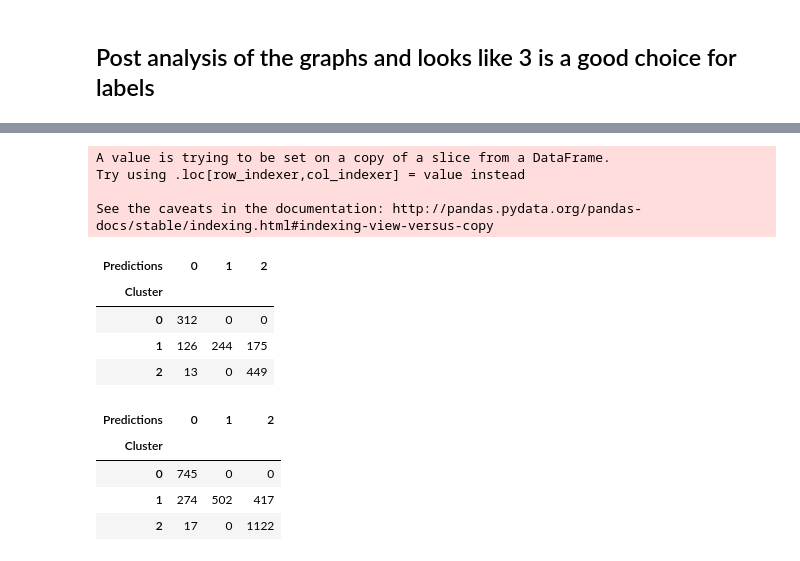
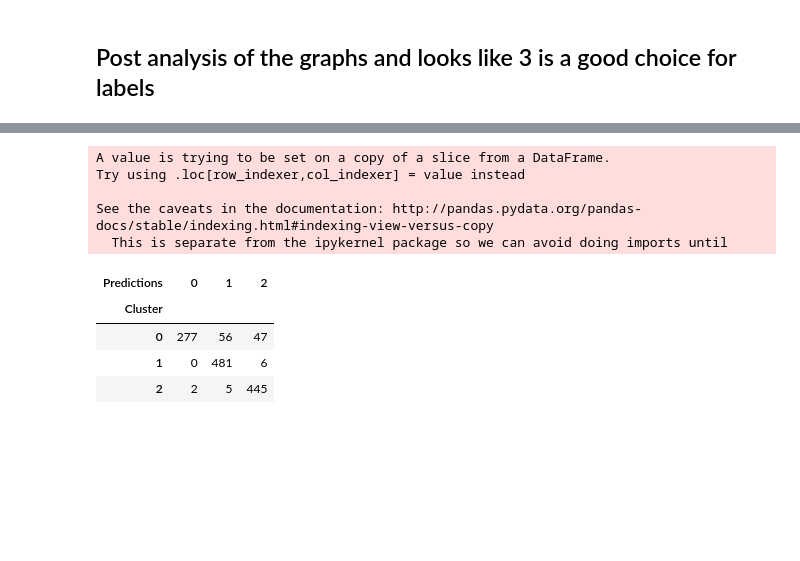
Before and after one commit to Suljin/Dota2-Survey, a Jupyter notebook: Dota2.ipynb, the cells around one changed output, grey strips where cells are left out. Saved outputs shown, nothing was run; the diff lists cells and outputs as text; code cells hidden in the pictures; blank space fills up the shorter version.

```diff
--- a/Dota2.ipynb
+++ b/Dota2.ipynb
@@ -686,3 +711,6 @@ dota.rate_stupid_questions.replace(to_replace=find, value=fill, inplace=True)
+# %%
+dota.follow_twitter.replace(to_replace='I don\'t follow, becuase I don\'t use twitter or don\'t need Twitter for new posts',
+                            value='I don\'t follow, because I don\'t use twitter or don\'t need Twitter for new posts', inplace=True)
 # %%
 # Look at all missing data
 msno.matrix(dota);
@@ -791,7 +979,7 @@ sns.heatmap(corr);
 # %%
-# Set components to check variance, n_components = sqrt(152), int(round(np.sqrt(152),0))
-PCA = PCA(n_components=25, random_state=43)
-PCA.fit(clean)
+# Set components to check variance, n_components = sqrt(152), int(round(np.sqrt(152),0)) = 12
+pca = PCA(n_components=25, random_state=43)
+pca.fit(clean)
 # %% [output]
 PCA(copy=True, iterated_power='auto', n_components=25, random_state=43,
   svd_solver='auto', tol=0.0, whiten=False)
@@ -835,7 +1031,7 @@ clusterer = KMeans(n_clusters=5, random_state=42)
 labels = clusterer.fit_predict(clean)
 # %%
 # add labels to dataset
-clean['Cluster'] = labels + 1 #non-0 clusters
+clean['Cluster'] = labels
 # %%
 # Move last column to front (Cluster)
 cols = list(clean.columns)
@@ -1341,5 +1378,5 @@ imgs_comb.save(r'C:\Users\jason\Desktop\dota_clusters\\' + '5_clusters.png')
 # %%
 # Assign cluster labels using n_clusters=3
 clusterer = KMeans(n_clusters=3, random_state=42)
-cluster_labels = clusterer.fit_predict(clean)
-clean.Cluster = cluster_labels
+cluster_labels = clusterer.fit_predict(clean)#_transformed)
+clean['Cluster'] = cluster_labels
@@ -1382,25 +1442,18 @@ df_confusion_train
 # %%
-cluster_labels = clusterer.predict(X_test)
+#X_test_transformed = pca.transform(X_test)
+cluster_labels = clusterer.predict(X_test)#_transformed)
 X_test['Predictions'] = cluster_labels
 
-df_confusion_test = pd.crosstab(X_test.Cluster, X_test.Predictions)
+df_confusion_test = pd.crosstab(y_test, X_test.Predictions)
 df_confusion_test
 # %% [output]
 A value is trying to be set on a copy of a slice from a DataFrame.
 Try using .loc[row_indexer,col_indexer] = value instead
 
 See the caveats in the documentation: http://pandas.pydata.org/pandas-docs/stable/indexing.html#indexing-view-versus-copy
+  This is separate from the ipykernel package so we can avoid doing imports until
 | Predictions | 0 | 1 | 2 |
 | Cluster |  |  |  |
-| 0 | 312 | 0 | 0 |
-| 1 | 126 | 244 | 175 |
-| 2 | 13 | 0 | 449 |
+| 0 | 277 | 56 | 47 |
+| 1 | 0 | 481 | 6 |
+| 2 | 2 | 5 | 445 |
-# %%
-df_confusion_train = pd.crosstab(X_train.Cluster, X_train.Predictions)
-df_confusion_train
-# %% [output]
-| Predictions | 0 | 1 | 2 |
-| Cluster |  |  |  |
-| 0 | 745 | 0 | 0 |
-| 1 | 274 | 502 | 417 |
-| 2 | 17 | 0 | 1122 |
```
Also changed, not shown: parts of 39 cells of this notebook.
